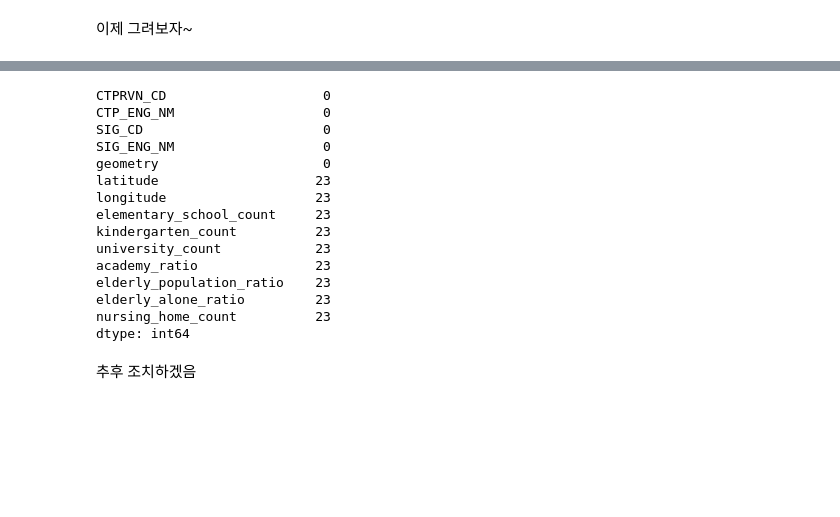
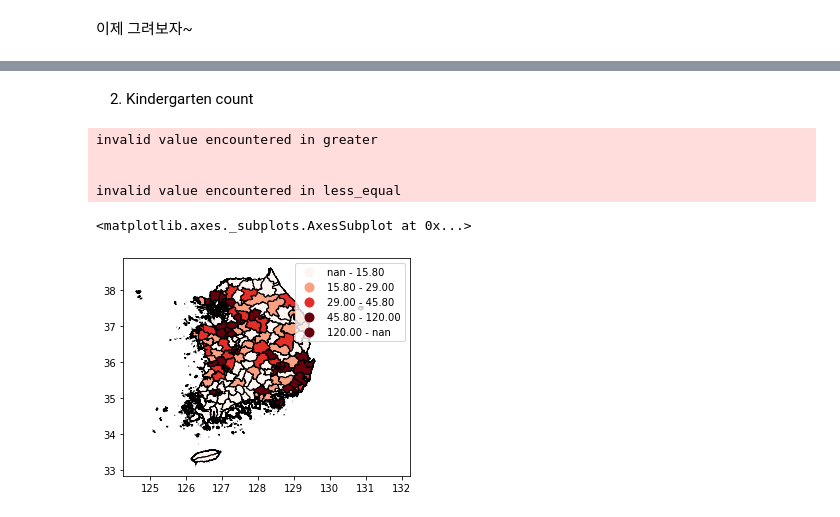
Before and after one commit to danaing/Data-Science-for-COVID-19, a Jupyter notebook: 20200424_Region data on MAP.ipynb, the cells around one changed output, grey strips where cells are left out. Cells and saved outputs as stored; diff of their text form; code cells hidden in the pictures; blank space fills up the shorter version.

```diff
--- a/20200424_Region data on MAP.ipynb
+++ b/20200424_Region data on MAP.ipynb
@@ -114,20 +114,11 @@ invalid value encountered in less_equal
-# %%
-merge.isnull().sum()
-# %% [output]
-CTPRVN_CD                    0
-CTP_ENG_NM                   0
-SIG_CD                       0
-SIG_ENG_NM                   0
-geometry                     0
-latitude                    23
-longitude                   23
-elementary_school_count     23
-kindergarten_count          23
-university_count            23
-academy_ratio               23
-elderly_population_ratio    23
-elderly_alone_ratio         23
-nursing_home_count          23
-dtype: int64
-# %% [markdown]
-추후 조치하겠음
+# %% [markdown]
+2. Kindergarten count
+# %%
+merge.plot(column='kindergarten_count', legend=True, cmap="Reds",edgecolor="black", scheme='QUANTILES')
+# %% [output]
+invalid value encountered in greater
+
+
+invalid value encountered in less_equal
+<matplotlib.axes._subplots.AxesSubplot at 0x...>
+[figure, added]
```
Also changed, not shown: parts of 14 cells of this notebook.
